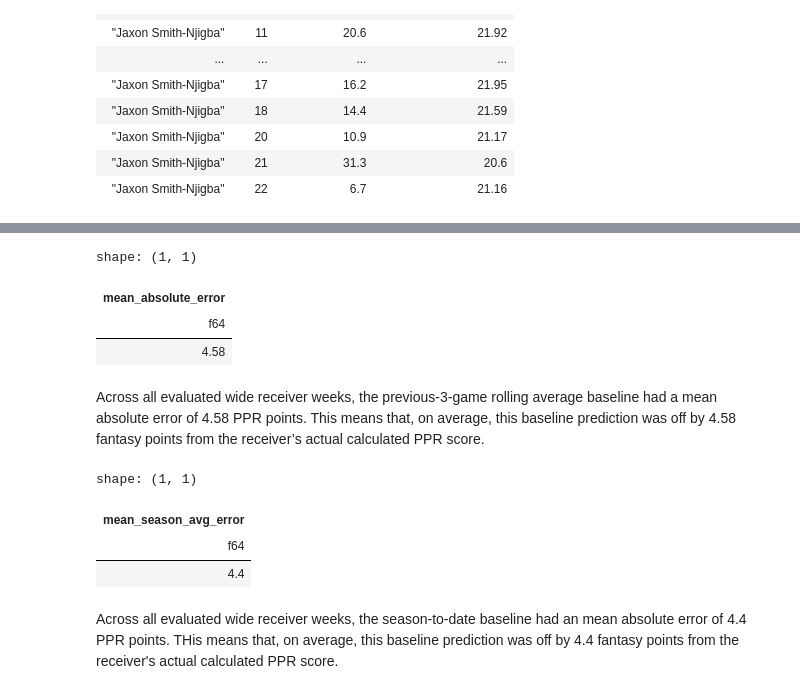
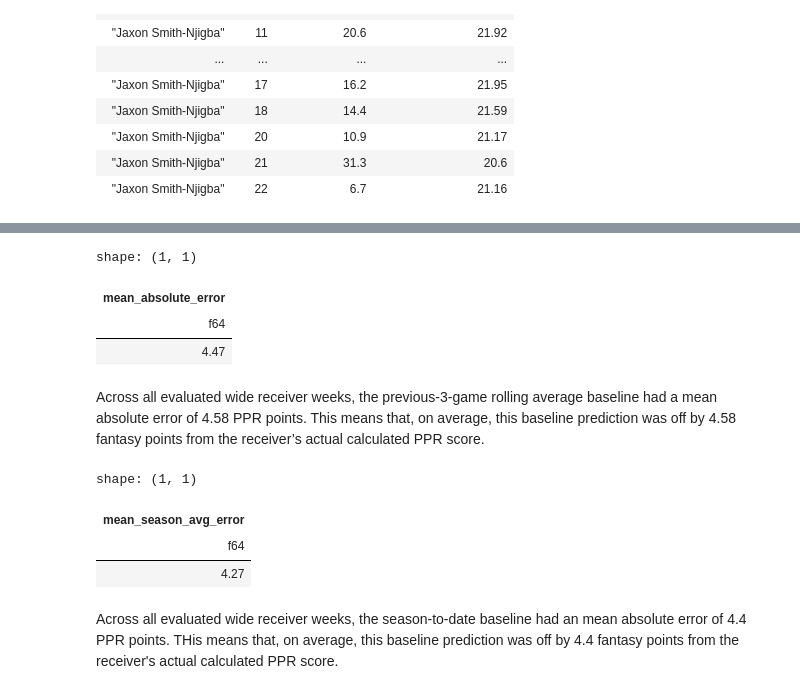
Before and after one commit to samarthsarda9/fantasy-football-project, a Jupyter notebook: notebooks/01_explore_data.ipynb, the cells around one changed output, grey strips where cells are left out. Drawn from its saved outputs; the diff is of its cells as text; code cells hidden in the pictures.

```diff
--- a/notebooks/01_explore_data.ipynb
+++ b/notebooks/01_explore_data.ipynb
@@ -783,19 +783,19 @@ shape: (14, 9)
 | "Justin Jefferson" | 17 | 7.0 | 7.27 | 11.74 | -0.27 | ... |
 | "Justin Jefferson" | 18 | 18.4 | 8.57 | 11.44 | 9.83 | ... |
 # %%
-mean_abs_error = baseline_prediction_clean.select(
+mean_abs_error = baseline_prediction_clean.filter((pl.col('week') >= 15) & (pl.col('week') <= 18)).select(
     pl.col("absolute_error").mean().round(2).alias("mean_absolute_error")
 )
 mean_abs_error
 # %% [output]
 shape: (1, 1)
 | mean_absolute_error |
 | f64 |
-| 4.58 |
+| 4.47 |
 # %% [markdown]
 Across all evaluated wide receiver weeks, the previous-3-game rolling average baseline had a mean absolute error of 4.58 PPR points. This means that, on average, this baseline prediction was off by 4.58 fantasy points from the receiver’s actual calculated PPR score.
 # %%
-mean_season_avg_error = baseline_prediction_clean.select(
+mean_season_avg_error = baseline_prediction_clean.filter((pl.col('week') >= 15) & (pl.col('week') <= 18)).select(
     pl.col("season_avg_error").mean().round(2).alias("mean_season_avg_error")
 )
 mean_season_avg_error
@@ -803,7 +803,7 @@ mean_season_avg_error
 shape: (1, 1)
 | mean_season_avg_error |
 | f64 |
-| 4.4 |
+| 4.27 |
 # %% [markdown]
 Across all evaluated wide receiver weeks, the season-to-date baseline had an mean absolute error of 4.4 PPR points. THis means that, on average, this baseline prediction was off by 4.4 fantasy points from the receiver's actual calculated PPR score.
 # %%
```
Also changed, not shown: parts of 6 cells of this notebook, 1 other file.
